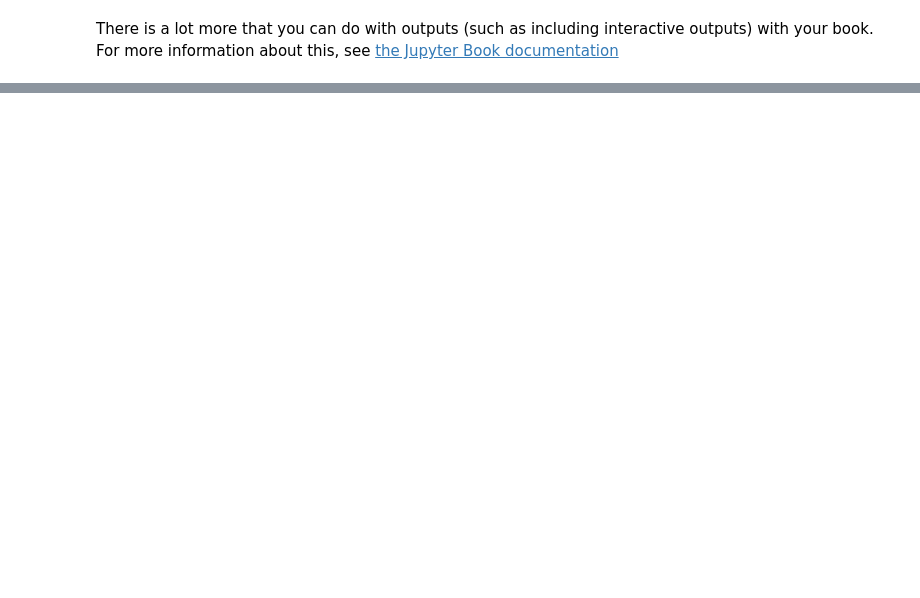
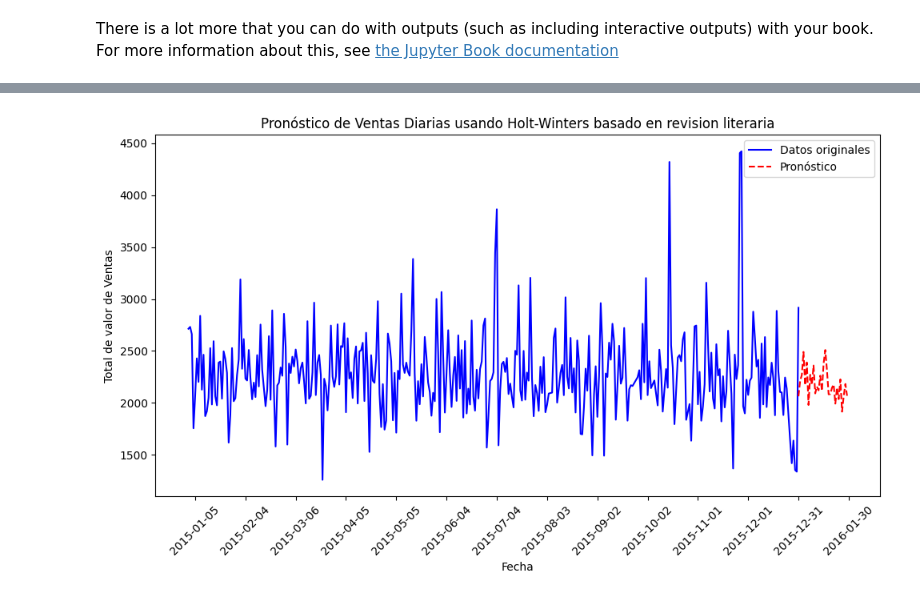
Before and after one commit to davidlizcanom16/jbook_ts202330, a Jupyter notebook: _sources/notebooks.ipynb, the cells around one changed output, grey strips where cells are left out. Drawn from its saved outputs; the diff is of its cells as text; code cells hidden in the pictures; blank space fills up the shorter version.

```diff
--- a/_sources/notebooks.ipynb
+++ b/_sources/notebooks.ipynb
@@ -192,0 +133,50 @@ NameError: name 'pd' is not defined
+# %%
+# Importar las bibliotecas necesarias
+import pandas as pd
+import matplotlib.pyplot as plt
+from statsmodels.tsa.holtwinters import ExponentialSmoothing
+
+# Leer el archivo Excel
+df = pd.read_excel(r"C:\Users\Davidlizcanom2486\Documents\Timeseries\jbook_ts202330\docs\PizzaSales.xlsx")
+
+# Convertir la columna de fecha, permitiendo que pandas infiera el formato
+df['order_date'] = pd.to_datetime(df['order_date'], dayfirst=False, errors='coerce')
+
+# Agrupar por fecha y sumar la cantidad de ventas diarias (Total_price)
+df_grouped = df.groupby('order_date').agg(total_ventas=('total_price', 'sum')).reset_index()
+
+# Ordenar por fecha en caso de que no esté ordenado
+df_grouped = df_grouped.sort_values('order_date')
+
+# Ajustar el modelo Holt-Winters
+# Vamos a usar el modo aditivo (si tienes estacionalidad en los datos)
+model = ExponentialSmoothing(df_grouped['total_ventas'],
+                             seasonal='add',
+                             seasonal_periods=30,  # Si la estacionalidad es mensual
+                             trend='add')  # Considerar tendencia
+hw_model = model.fit()
+
+# Realizar predicción para los próximos 30 días
+forecast = hw_model.forecast(steps=30)
+
+# Graficar la serie de tiempo original junto con la predicción
+plt.figure(figsize=(10, 6))
+plt.plot(df_grouped['order_date'], df_grouped['total_ventas'], label='Datos originales', color='blue')
+plt.plot(pd.date_range(start=df_grouped['order_date'].iloc[-1], periods=30, freq='D'),
+         forecast, label='Pronóstico', color='red', linestyle='--')
+
+# Etiquetas y título
+plt.title("Pronóstico de Ventas Diarias usando Holt-Winters basado en revision literaria")
+plt.xlabel("Fecha")
+plt.ylabel("Total de valor de Ventas")
+plt.legend()
+
+# Ampliar el eje X y rotar etiquetas del eje X
+plt.xticks(rotation=45)
+plt.gca().xaxis.set_major_locator(plt.MultipleLocator(30))  # Mostrar un punto por mes
+
+# Mostrar el gráfico
+plt.tight_layout()
+plt.show()
+# %% [output]
+[figure, added]
```
Also changed, not shown: parts of 7 cells of this notebook, 15 other files.
